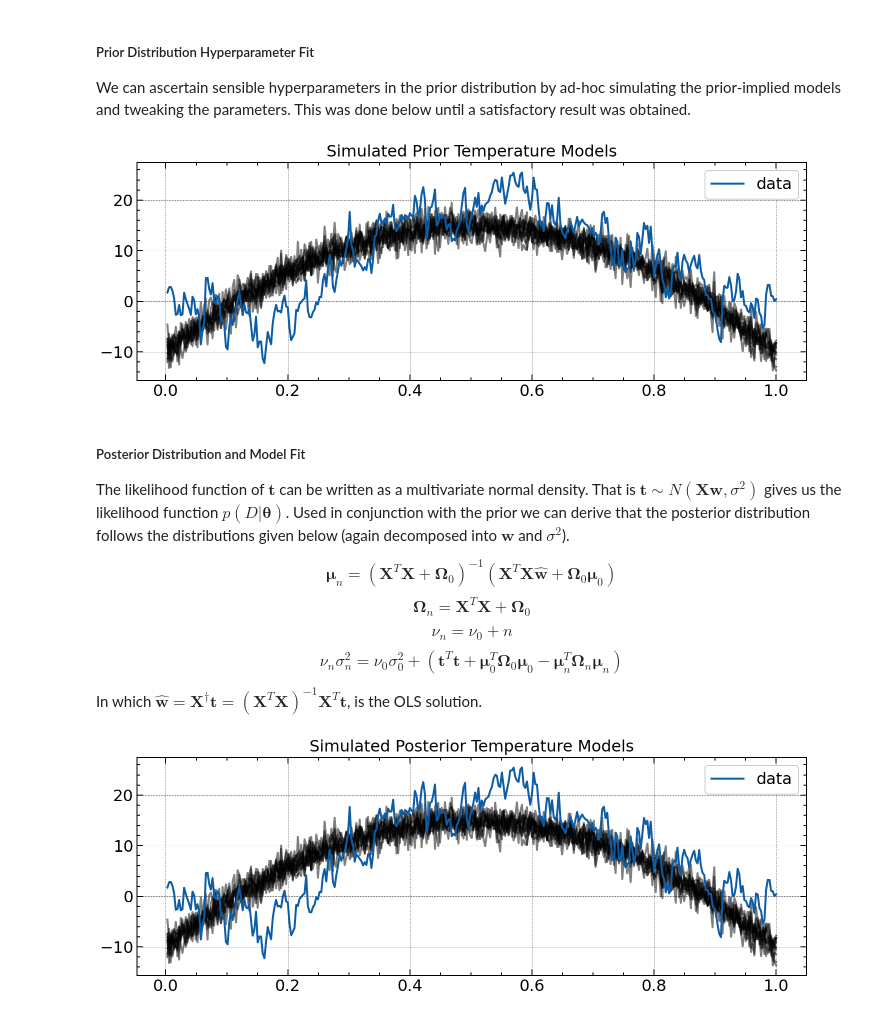
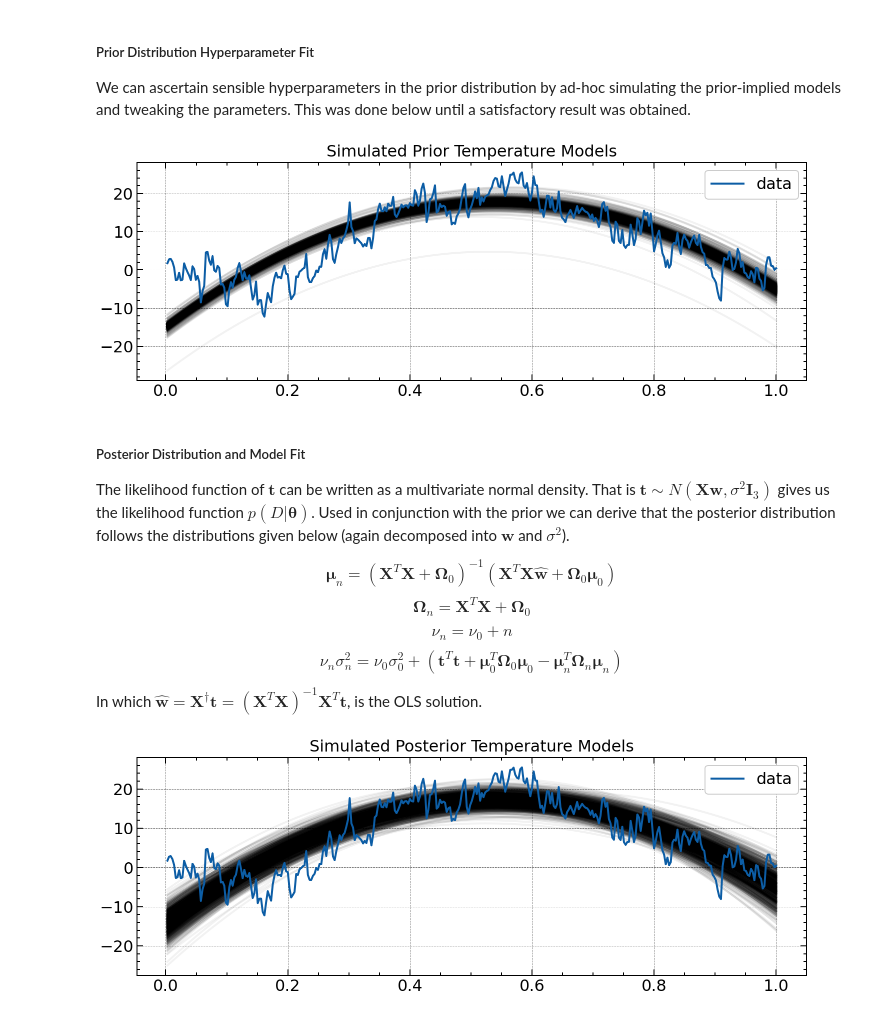
Before and after one commit to Sinbad-The-Sailor/Bayesian-Methods, a Jupyter notebook: bayesian_regression.ipynb, the cells around one changed output. Cells and saved outputs as stored; diff of their text form; code cells hidden in the pictures.

Commit message:
Working posterior solution.

```diff
--- a/bayesian_regression.ipynb
+++ b/bayesian_regression.ipynb
@@ -71,10 +71,10 @@ plt.show()
 We can ascertain sensible hyperparameters in the prior distribution by ad-hoc simulating the prior-implied models and tweaking the parameters. This was done below until a satisfactory result was obtained.
 # %%
 # Prior Hyperparameters
-mu_0 = np.array([-10, 100, -100])
-omega_0 = 0.02 * np.identity(3)
-nu_0 = 3
-sigma_0 = 2
+mu_0 = np.array([-15, 120, -110])
+omega_0 = 5 * np.identity(3)
+nu_0 = 8
+sigma_0 = 1
 # %%
 from scipy.stats import multivariate_normal, chi2
 
@@ -89,19 +89,20 @@ def simulate_curves(mu: np.array, omega: np.array, sigma: float, nu: float, size
     set_of_curves = []
     for _ in range(size):
         sigma_sim = simulate_s(nu, sigma)
-        weights_sim = simulate_w(mu, omega, sigma_sim)
-        epsilon = multivariate_normal.rvs(np.zeros(len(df)), sigma_sim * np.identity(len(df)))
-        y_sim = X @ weights_sim + epsilon
+        weights_sim = simulate_w(mu, sigma_sim * np.linalg.inv(omega), sigma_sim)
+        # epsilon = multivariate_normal.rvs(np.zeros(len(df)), sigma_sim * np.identity(len(df)))
+        y_sim = X @ weights_sim
+        #+ epsilon
         set_of_curves.append(y_sim)
 
     return set_of_curves
 # %%
 # Simulating prior implied curves.
-prior_curves = simulate_curves(mu_0, omega_0, sigma_0, nu_0, 10)
+prior_curves = simulate_curves(mu_0, omega_0, sigma_0, nu_0, 1000)
 
 fig, ax = plt.subplots()
 for curve in prior_curves:
-    ax.plot(df['time'], curve, color='black', alpha=0.5)
+    ax.plot(df['time'], curve, color='black', alpha=0.05)
 ax.plot(df['time'], y, label='data')
 ax.legend()
 ax.set_title('Simulated Prior Temperature Models')
@@ -109,11 +110,11 @@ ax.set_title('Simulated Prior Temperature Models')
 fig.set_size_inches(12, 4)
 plt.show()
 # %% [output]
-[figure, old version]
+[figure, new version]
 # %% [markdown]
 ##### Posterior Distribution and Model Fit
 
-The likelihood function of $\mathbf{t}$ can be written as a multivariate normal density. That is $\mathbf{t} \sim N(\mathbf{X}\mathbf{w}, \sigma^2)$ gives us the likelihood function $p(D|\mathbf{\theta})$. Used in conjunction with the prior we can derive that the posterior distribution follows the distributions given below (again decomposed into $\mathbf{w}$ and $\sigma^2$).
+The likelihood function of $\mathbf{t}$ can be written as a multivariate normal density. That is $\mathbf{t} \sim N(\mathbf{X}\mathbf{w}, \sigma^2\mathbf{I}_3)$ gives us the likelihood function $p(D|\mathbf{\theta})$. Used in conjunction with the prior we can derive that the posterior distribution follows the distributions given below (again decomposed into $\mathbf{w}$ and $\sigma^2$).
 
 $$
 \mathbf{\mu}_n = (\mathbf{X}^T\mathbf{X}+\mathbf{\Omega}_0)^{-1}(\mathbf{X}^T\mathbf{X}\mathbf{\hat{w}}+\mathbf{\Omega}_0\mathbf{\mu}_0)
@@ -136,23 +137,24 @@ beta_ols = np.linalg.inv(X.T @ X) @ X.T @ y
 # Updated posterior parameters.
 mu_n = np.linalg.inv(X.T @ X + omega_0) @ (X.T @ X @ beta_ols + omega_0 @ mu_0)
 omega_n = X.T @ X + omega_0
-nu_n = nu_0 + len(df)
-sigma_n = (nu_0 * sigma_0 + y.T @ y + mu_0.T @ omega_0 @ mu_0.T - mu_n.T @ omega_n @ mu_n) / nu_n
+nu_n = nu_0 + len(y)
+sigma_n = (nu_0 * sigma_0 + y.T @ y + mu_0.T @ omega_0 @ mu_0 - mu_n.T @ omega_n @ mu_n) / nu_n
 # %%
 # Simulating posterior implied curves.
-posterior_curves = simulate_curves(mu_n, omega_n, sigma_n, nu_n, 10)
+posterior_curves = simulate_curves(mu_n, omega_n, sigma_n, nu_n, 1000)
 
 fig, ax = plt.subplots()
-for curve in prior_curves:
-    ax.plot(df['time'], curve, color='black', alpha=0.5)
+for curve in posterior_curves:
+    ax.plot(df['time'], curve, color='black', alpha=0.05)
 ax.plot(df['time'], y, label='data')
+
 ax.legend()
 ax.set_title('Simulated Posterior Temperature Models')
 
 fig.set_size_inches(12, 4)
 plt.show()
 # %% [output]
-[figure, old version]
+[figure, new version]
 # %%
 # Simlated sigma parameter distributions.
 fig, axs = plt.subplots(1, 2)
```
Also changed, not shown: parts of 4 cells of this notebook.
